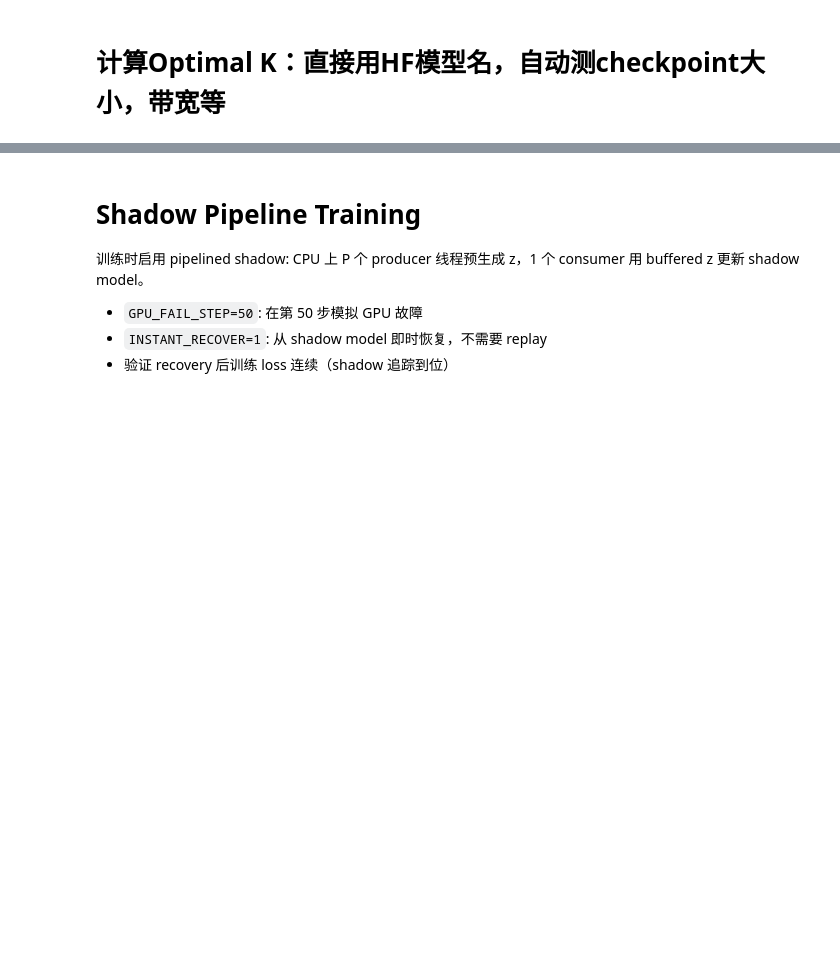
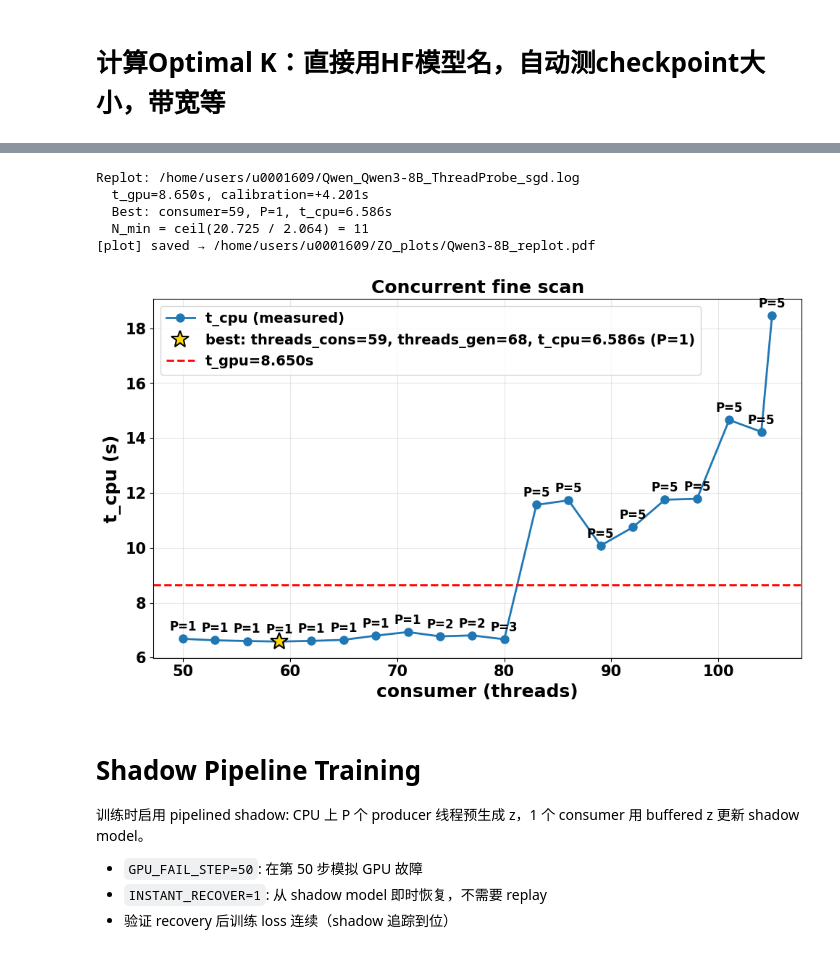
Before and after one commit to SunMinqiu/NonStopZO2, a Jupyter notebook: experiments/Non_stop_ZO.ipynb, the cells around one changed output, grey strips where cells are left out. Cells and saved outputs as stored; diff of their text form; code cells hidden in the pictures; blank space fills up the shorter version.

```diff
--- a/experiments/Non_stop_ZO.ipynb
+++ b/experiments/Non_stop_ZO.ipynb
@@ -994,3 +516,26 @@ Final Recommendation (concurrent-validated)
+# %%
+import sys, importlib
+sys.path.insert(0, '/home/users/u0001609/NonStopZO2')
+sys.path.insert(0, '/home/users/u0001609/NonStopZO2/tools')
+from tools.thread_probe import replot_from_log
+
+import thread_probe as tp
+importlib.reload(tp)
+
+result = replot_from_log(
+    "/home/users/u0001609/Qwen_Qwen3-8B_ThreadProbe_sgd.log",
+    gpu_step_s=8.650,          # 修正后的 t_gpu
+    calibration=4.201,          # 所有 t_cpu 同时 +/- 这个值
+    save_path="/home/users/u0001609/ZO_plots/Qwen3-8B_replot.pdf",
+)
+# result['best']['t_cpu'], result['N_min']
+# %% [output]
+Replot: /home/users/u0001609/Qwen_Qwen3-8B_ThreadProbe_sgd.log
+  t_gpu=8.650s, calibration=+4.201s
+  Best: consumer=59, P=1, t_cpu=6.586s
+  N_min = ceil(20.725 / 2.064) = 11
+[plot] saved → /home/users/u0001609/ZO_plots/Qwen3-8B_replot.pdf
+[figure, added]
 # %% [markdown]
 # Shadow Pipeline Training
 
```
Also changed, not shown: parts of 65 cells of this notebook, 22 other files.
